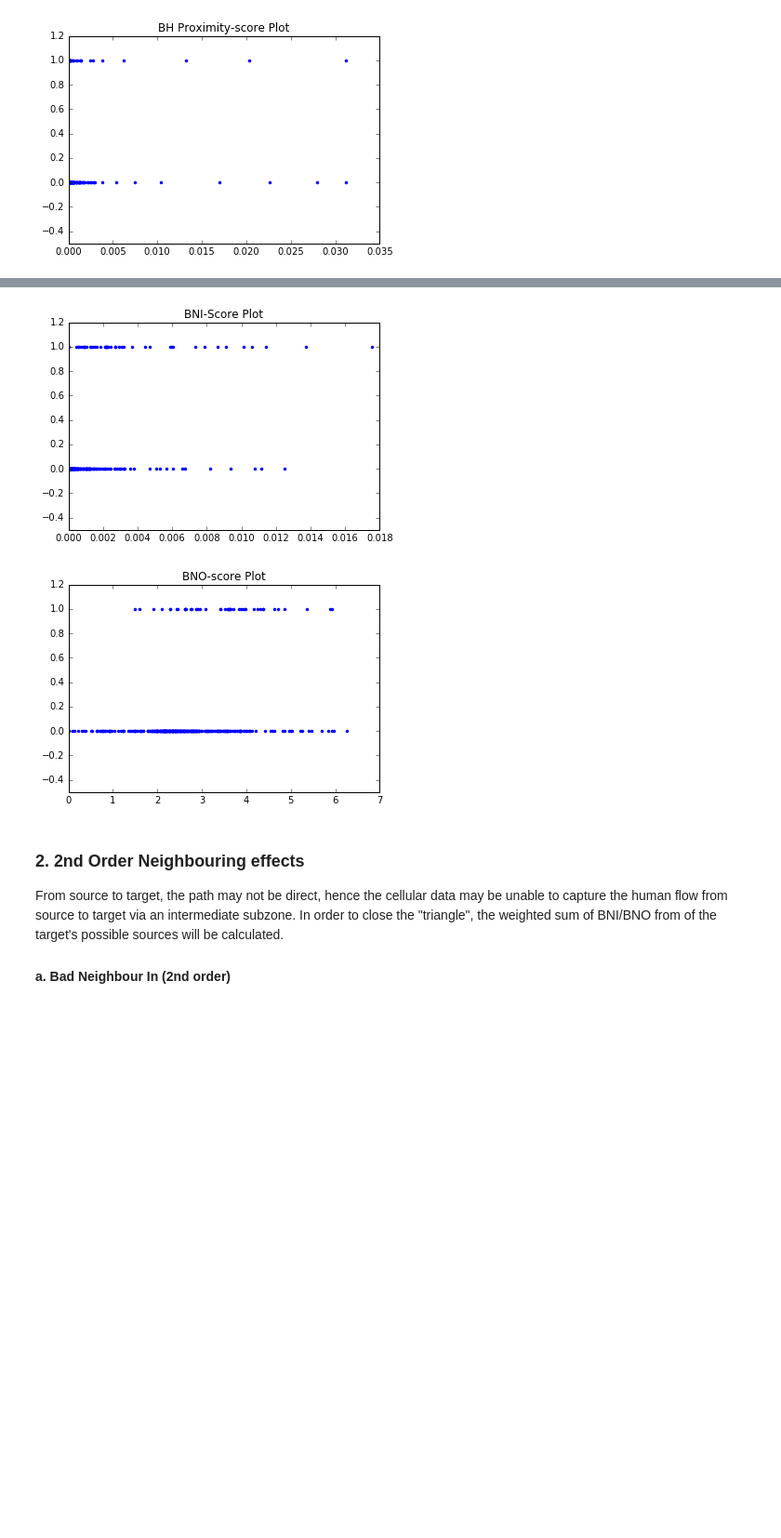
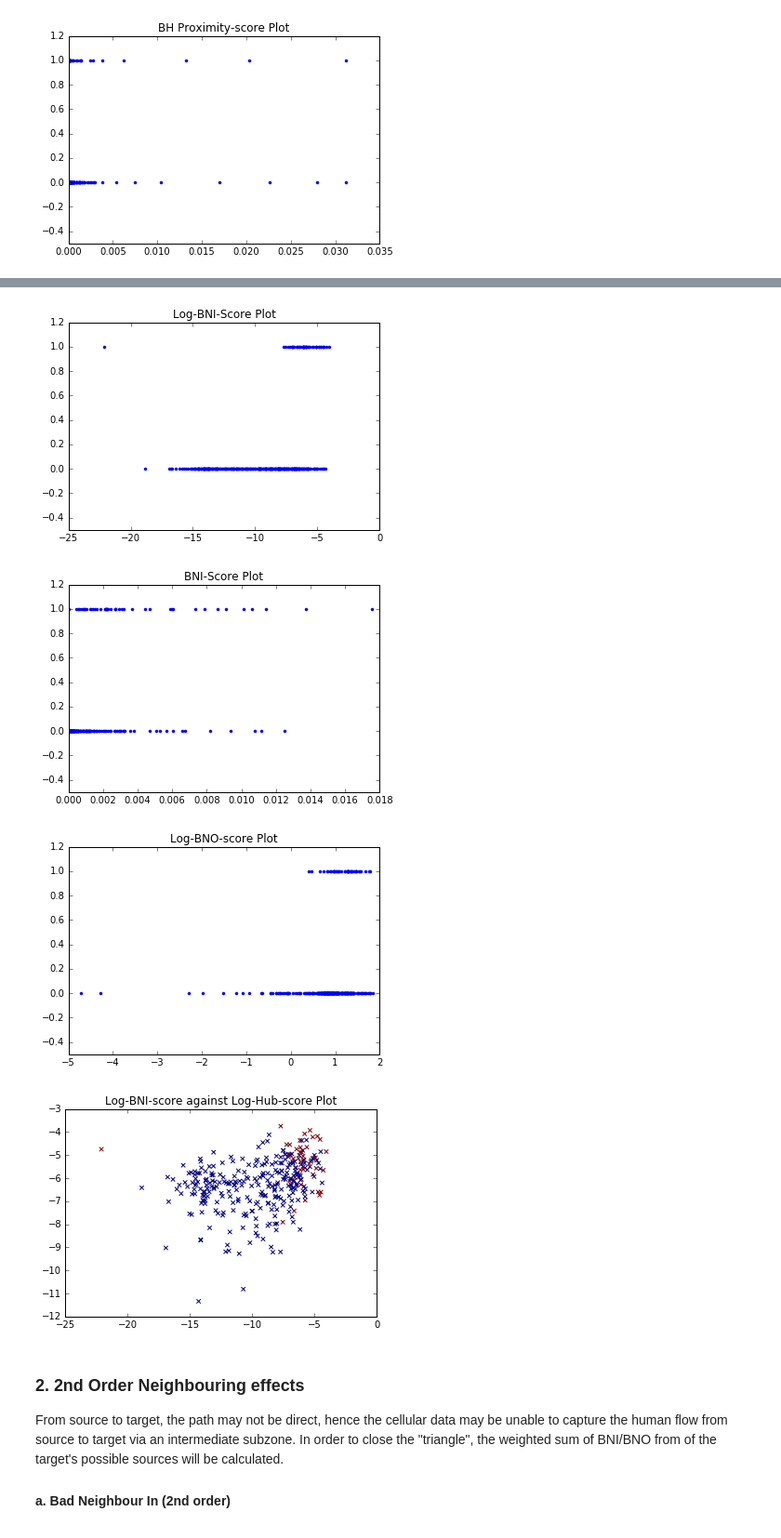
Before and after one commit to slai11/GraphingProblem, a Jupyter notebook: Documentation.ipynb, the cells around one changed output, grey strips where cells are left out. Shown at 93% size. Saved outputs shown, nothing was run; the diff lists cells and outputs as text; code cells hidden in the pictures; blank space fills up the shorter version.

```diff
--- a/Documentation.ipynb
+++ b/Documentation.ipynb
@@ -162,7 +158,7 @@ GG = GraphGenerator(network_data, subzone_data)
 # get 3 main graphs from
 CG, G, BH = GG.get_graphs()
 
-FB = FeatureBuilder(CG, G, BH)
+FB = BasicFeatureBuilder(CG, G, BH)
 X, y = FB.get_features_wo_change()
 
 new_X = X
@@ -244,19 +255,29 @@ This refers to the effects of neighbouring BH-dense subzones infecting people th
 $$BNO_{i} = \sum_{j=1}^{N} w_{ij} * e^{BHD_{j}/BHP_{j}}$$
 where $$w_{ij} = \frac{f_{ij}}{\sum_{k=1}^{N} f_{ik}} $$
 # %%
+plt.title("Log-BNI-Score Plot")
+plt.plot(np.log(df[9]), y, '.')
+plt.ylim((-0.5,1.2))
+plt.show()
 
 plt.title("BNI-Score Plot")
 plt.plot(df[9], y, '.')
 plt.ylim((-0.5,1.2))
 plt.show()
 
-plt.title("BNO-score Plot")
-plt.plot(df[10], y, '.')
+plt.title("Log-BNO-score Plot")
+plt.plot(np.log(df[10]), y, '.')
 plt.ylim((-0.5,1.2))
 plt.show()
+
+plt.title("Log-BNI-score against Log-Hub-score Plot")
+plt.scatter(np.log(df[9]), np.log(df[3]), c=y, marker='x')
+plt.show()
 # %% [output]
-[figure, old version]
+[figure, new version]
-[figure, old version]
+[figure, new version]
+[figure, added]
+[figure, added]
 # %% [markdown]
 ### 2. 2nd Order Neighbouring effects
 From source to target, the path may not be direct, hence the cellular data may be unable to capture the human flow from source to target via an intermediate subzone. In order to close the "triangle", the weighted sum of BNI/BNO from of the target's possible sources will be calculated.
```
Also changed, not shown: parts of 15 cells of this notebook, 2 other files.
